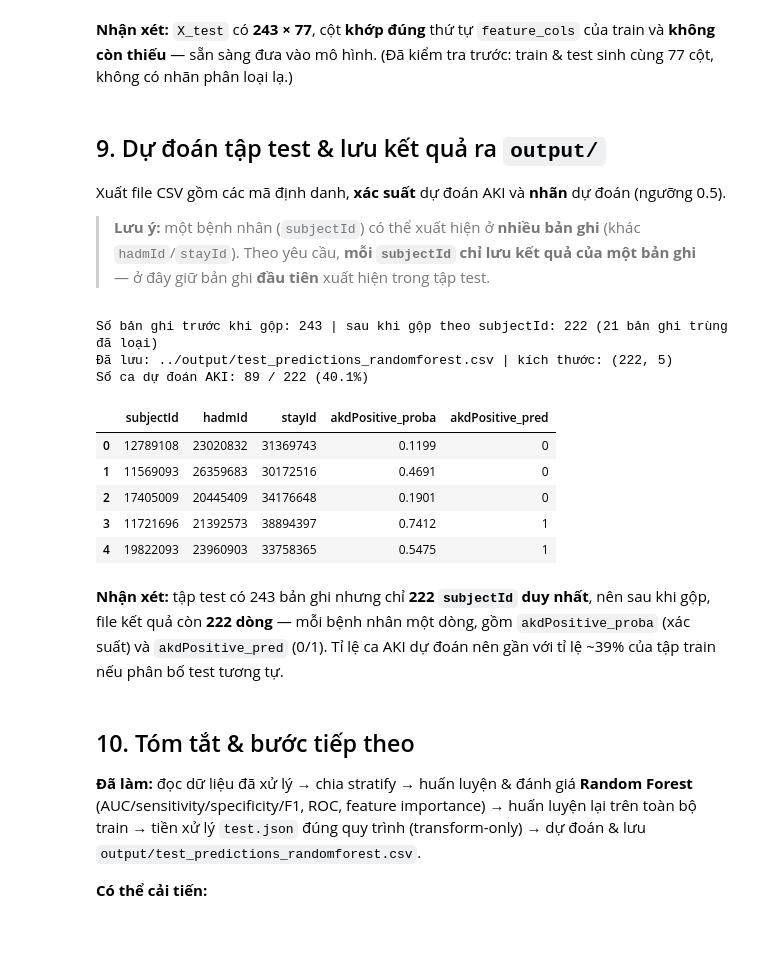
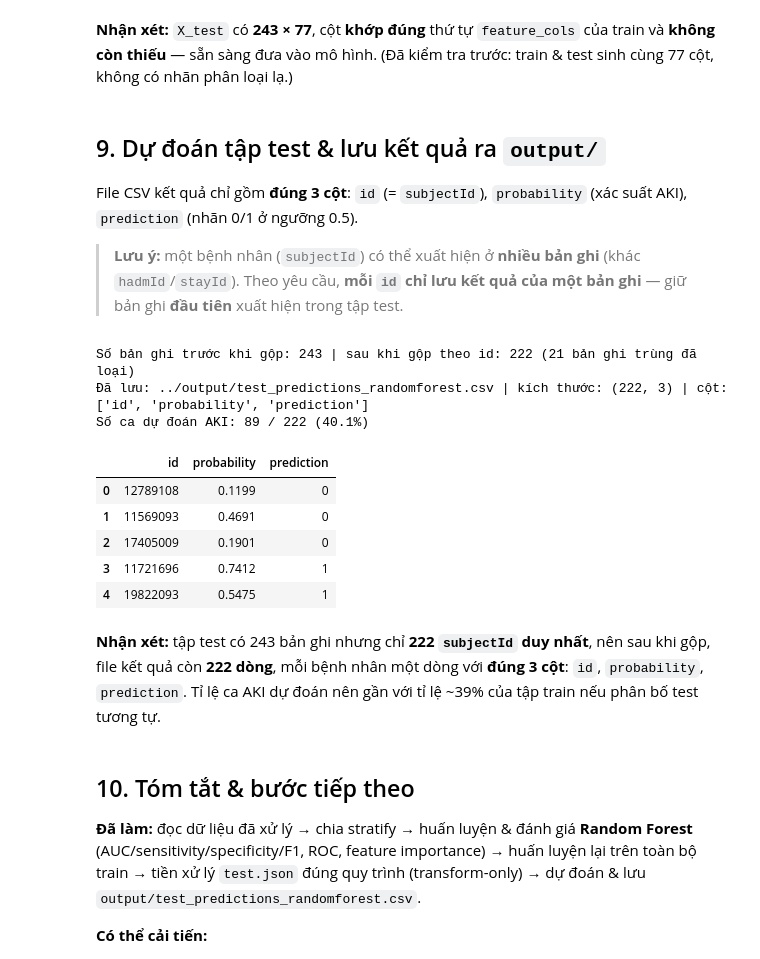
Before and after one commit to TadodMaster/it3190, a Jupyter notebook: project/src/modeling_randomforest.ipynb, the cells around one changed output. Drawn from its saved outputs; the diff is of its cells as text; code cells hidden in the pictures; blank space fills up the shorter version.

```diff
--- a/project/src/modeling_randomforest.ipynb
+++ b/project/src/modeling_randomforest.ipynb
@@ -319,45 +319,47 @@ Còn giá trị thiếu? False
 # %% [markdown]
 ## 9. Dự đoán tập test & lưu kết quả ra `output/`
 
-Xuất file CSV gồm các mã định danh, **xác suất** dự đoán AKI và **nhãn** dự đoán (ngưỡng 0.5).
+File CSV kết quả chỉ gồm **đúng 3 cột**: `id` (= `subjectId`), `probability` (xác suất AKI), `prediction` (nhãn 0/1 ở ngưỡng 0.5).
 
-> **Lưu ý:** một bệnh nhân (`subjectId`) có thể xuất hiện ở **nhiều bản ghi** (khác `hadmId`/`stayId`). Theo yêu cầu, **mỗi `subjectId` chỉ lưu kết quả của một bản ghi** — ở đây giữ bản ghi **đầu tiên** xuất hiện trong tập test.
+> **Lưu ý:** một bệnh nhân (`subjectId`) có thể xuất hiện ở **nhiều bản ghi** (khác `hadmId`/`stayId`). Theo yêu cầu, **mỗi `id` chỉ lưu kết quả của một bản ghi** — giữ bản ghi **đầu tiên** xuất hiện trong tập test.
 # %%
 proba_test = rf_final.predict_proba(X_test)[:, 1]
 pred_test = (proba_test >= 0.5).astype(int)
 
-result = ids_test.copy()
-result['akdPositive_proba'] = np.round(proba_test, 4)
-result['akdPositive_pred'] = pred_test
+# File kết quả chỉ gồm 3 cột: id (= subjectId), probability, prediction
+result = pd.DataFrame({
+    'id': ids_test['subjectId'].values,
+    'probability': np.round(proba_test, 4),
+    'prediction': pred_test,
+})
 
-# Một bệnh nhân (subjectId) có thể có nhiều lần nhập viện/nằm ICU (hadmId/stayId khác nhau).
-# Yêu cầu: mỗi subjectId chỉ giữ kết quả của MỘT bản ghi (giữ bản ghi đầu tiên).
+# Một bệnh nhân (id = subjectId) có thể có nhiều lần nằm ICU; mỗi id chỉ giữ MỘT bản ghi (đầu tiên).
 n_before = len(result)
-result = result.drop_duplicates(subset='subjectId', keep='first').reset_index(drop=True)
-print('Số bản ghi trước khi gộp: {} | sau khi gộp theo subjectId: {} ({} bản ghi trùng đã loại)'.format(
+result = result.drop_duplicates(subset='id', keep='first').reset_index(drop=True)
+print('Số bản ghi trước khi gộp: {} | sau khi gộp theo id: {} ({} bản ghi trùng đã loại)'.format(
     n_before, len(result), n_before - len(result)))
 
 out_path = os.path.join(OUTPUT_DIR, 'test_predictions_randomforest.csv')
 result.to_csv(out_path, index=False)
-print('Đã lưu:', out_path, '| kích thước:', result.shape)
+print('Đã lưu:', out_path, '| kích thước:', result.shape, '| cột:', list(result.columns))
 print('Số ca dự đoán AKI: {} / {} ({:.1%})'.format(
-    int(result['akdPositive_pred'].sum()), len(result), result['akdPositive_pred'].mean()))
+    int(result['prediction'].sum()), len(result), result['prediction'].mean()))
 
 # Lưu lại mô hình cuối để dùng lại nếu cần
 joblib.dump(rf_final, os.path.join(OUTPUT_DIR, 'randomforest_model.joblib'))
 result.head()
 # %% [output]
-Số bản ghi trước khi gộp: 243 | sau khi gộp theo subjectId: 222 (21 bản ghi trùng đã loại)
-Đã lưu: ../output/test_predictions_randomforest.csv | kích thước: (222, 5)
+Số bản ghi trước khi gộp: 243 | sau khi gộp theo id: 222 (21 bản ghi trùng đã loại)
+Đã lưu: ../output/test_predictions_randomforest.csv | kích thước: (222, 3) | cột: ['id', 'probability', 'prediction']
 Số ca dự đoán AKI: 89 / 222 (40.1%)
-|  | subjectId | hadmId | stayId | akdPositive_proba | akdPositive_pred |
-| 0 | 12789108 | 23020832 | 31369743 | 0.1199 | 0 |
-| 1 | 11569093 | 26359683 | 30172516 | 0.4691 | 0 |
-| 2 | 17405009 | 20445409 | 34176648 | 0.1901 | 0 |
-| 3 | 11721696 | 21392573 | 38894397 | 0.7412 | 1 |
-| 4 | 19822093 | 23960903 | 33758365 | 0.5475 | 1 |
+|  | id | probability | prediction |
+| 0 | 12789108 | 0.1199 | 0 |
+| 1 | 11569093 | 0.4691 | 0 |
+| 2 | 17405009 | 0.1901 | 0 |
+| 3 | 11721696 | 0.7412 | 1 |
+| 4 | 19822093 | 0.5475 | 1 |
 # %% [markdown]
-**Nhận xét:** tập test có 243 bản ghi nhưng chỉ **222 `subjectId` duy nhất**, nên sau khi gộp, file kết quả còn **222 dòng** — mỗi bệnh nhân một dòng, gồm `akdPositive_proba` (xác suất) và `akdPositive_pred` (0/1). Tỉ lệ ca AKI dự đoán nên gần với tỉ lệ ~39% của tập train nếu phân bố test tương tự.
+**Nhận xét:** tập test có 243 bản ghi nhưng chỉ **222 `subjectId` duy nhất**, nên sau khi gộp, file kết quả còn **222 dòng**, mỗi bệnh nhân một dòng với **đúng 3 cột**: `id`, `probability`, `prediction`. Tỉ lệ ca AKI dự đoán nên gần với tỉ lệ ~39% của tập train nếu phân bố test tương tự.
 # %% [markdown]
 ## 10. Tóm tắt & bước tiếp theo
 
```
Also changed, not shown: 10 other files.
